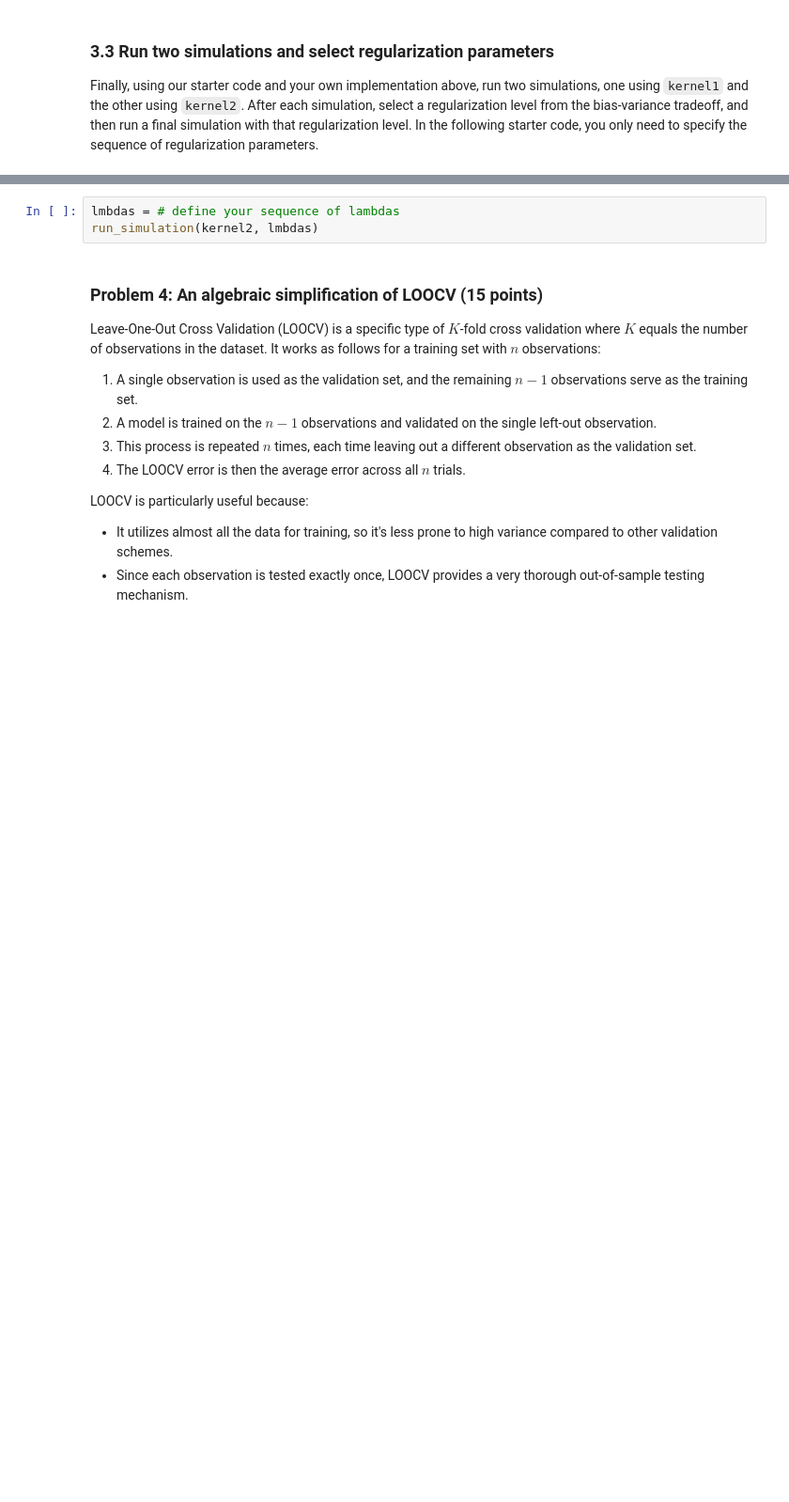
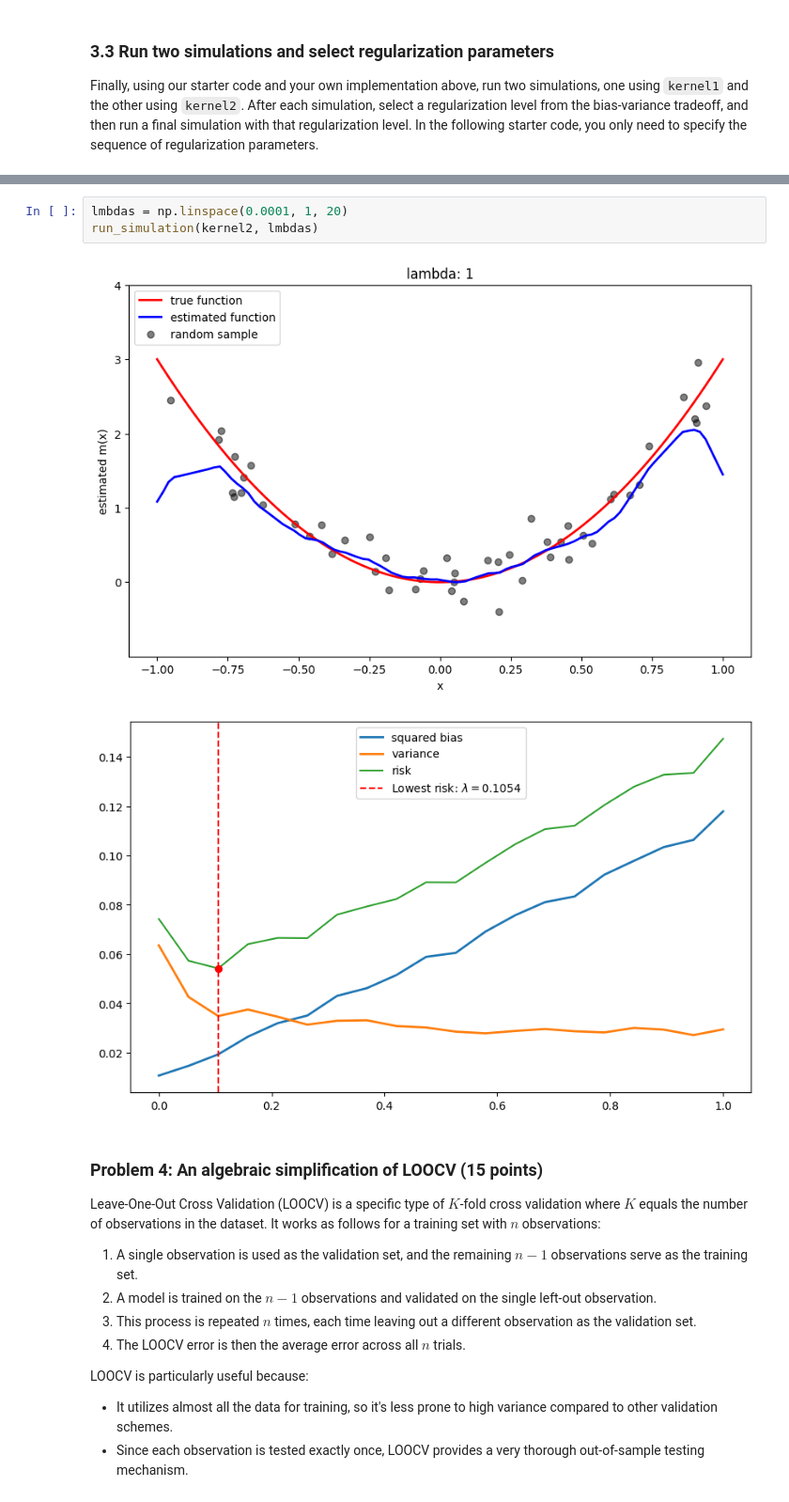
Before and after one commit to felicia9820/sds6650_intermediate_machine_learning, a Jupyter notebook: assignments/assn1/assn1_wv.ipynb, the cells around one changed output, grey strips where cells are left out. Shown at 94% size. Cells and saved outputs as stored; diff of their text form; blank space fills up the shorter version.

```diff
--- a/assignments/assn1/assn1_wv.ipynb
+++ b/assignments/assn1/assn1_wv.ipynb
@@ -628,6 +775,9 @@ run_simulation(kernel1, [lambda_hat], show_bias_variance=False)
-# %%
-lmbdas = # define your sequence of lambdas
-run_simulation(kernel2, lmbdas)
+# %%
+lmbdas = np.linspace(0.0001, 1, 20)
+run_simulation(kernel2, lmbdas)
+# %% [output]
+[figure, added]
+[figure, added]
 # %% [markdown]
 ### Problem 4: An algebraic simplification of LOOCV (15 points)
 
```
Also changed, not shown: parts of 24 cells of this notebook.
